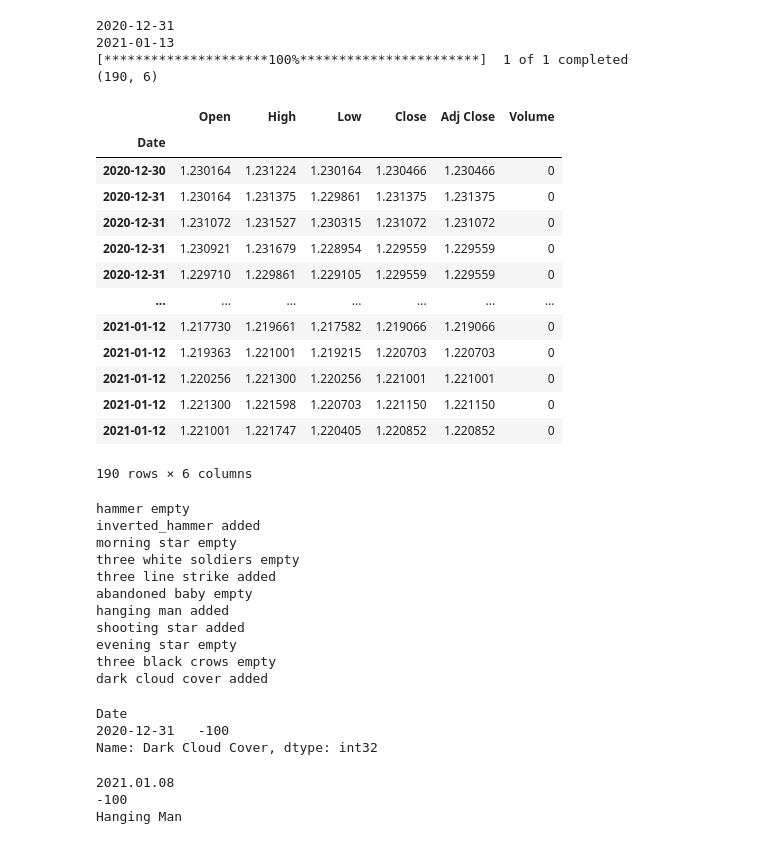
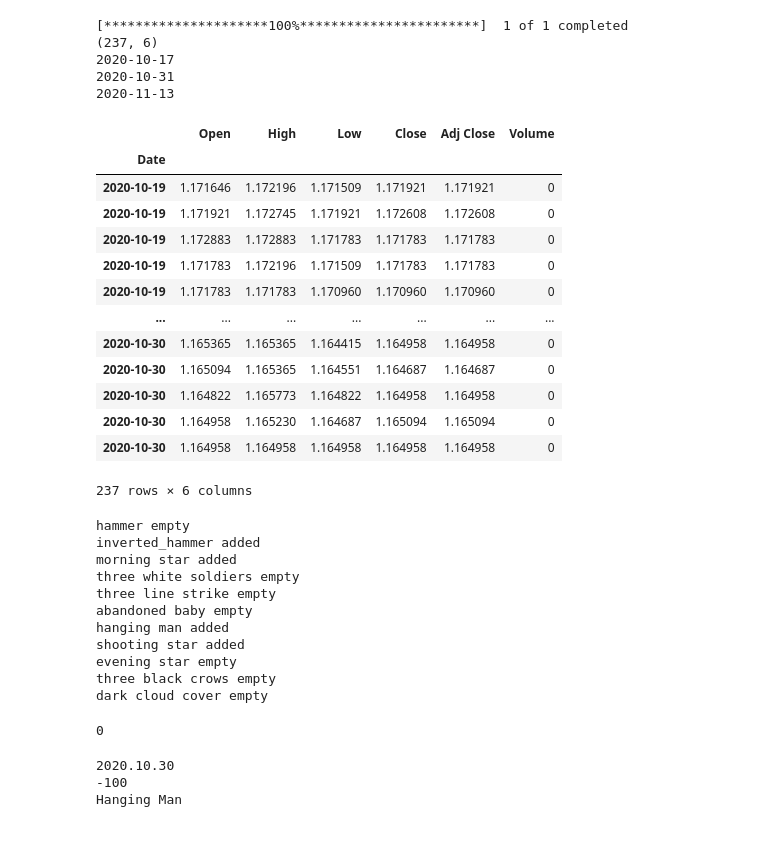
Before and after one commit to jakubsadel/FOREXRecommendationSystem, a Jupyter notebook: forexAlgorithm/forexPatterns.ipynb, the cells around one changed output. Saved outputs shown, nothing was run; the diff lists cells and outputs as text; code cells hidden in the pictures.

```diff
--- a/forexAlgorithm/forexPatterns.ipynb
+++ b/forexAlgorithm/forexPatterns.ipynb
@@ -1,48 +1,52 @@
 # %%
 from datetime import datetime, timedelta
-end_date = (datetime.today() - timedelta(days=0)).strftime('%Y-%m-%d')
-start_date = (datetime.today() - timedelta(days=13)).strftime('%Y-%m-%d')
-import talib
+
 import pandas as pd
 import yfinance as yf
 import matplotlib.pyplot as plt
 import numpy as np
+import talib
 
-print(start_date)
-print(end_date)
+
+
+start_date = (datetime.today() - timedelta(days=90)).strftime('%Y-%m-%d')
+end_date = (datetime.today() - timedelta(days=76)).strftime('%Y-%m-%d')
+test_date = (datetime.today() - timedelta(days=63)).strftime('%Y-%m-%d')
+
 
 single = pd.DataFrame
 
 df = yf.download(tickers='EURUSD=X', start=start_date, end=end_date, interval='1h')
 # df = df.reset_index()
 print(df.shape)
 
 list = []
 
-
-
-
+print(start_date)
+print(end_date)
+print(test_date)
 
 df
 # %% [output]
-2020-12-31
-2021-01-13
 [*********************100%***********************]  1 of 1 completed
-(190, 6)
+(237, 6)
+2020-10-17
+2020-10-31
+2020-11-13
 |  | Open | High | Low | Close | Adj Close | Volume |
 | Date |  |  |  |  |  |  |
-| 2020-12-30 | 1.230164 | 1.231224 | 1.230164 | 1.230466 | 1.230466 | 0 |
-| 2020-12-31 | 1.230164 | 1.231375 | 1.229861 | 1.231375 | 1.231375 | 0 |
-| 2020-12-31 | 1.231072 | 1.231527 | 1.230315 | 1.231072 | 1.231072 | 0 |
-| 2020-12-31 | 1.230921 | 1.231679 | 1.228954 | 1.229559 | 1.229559 | 0 |
-| 2020-12-31 | 1.229710 | 1.229861 | 1.229105 | 1.229559 | 1.229559 | 0 |
+| 2020-10-19 | 1.171646 | 1.172196 | 1.171509 | 1.171921 | 1.171921 | 0 |
+| 2020-10-19 | 1.171921 | 1.172745 | 1.171921 | 1.172608 | 1.172608 | 0 |
+| 2020-10-19 | 1.172883 | 1.172883 | 1.171783 | 1.171783 | 1.171783 | 0 |
+| 2020-10-19 | 1.171783 | 1.172196 | 1.171509 | 1.171783 | 1.171783 | 0 |
+| 2020-10-19 | 1.171783 | 1.171783 | 1.170960 | 1.170960 | 1.170960 | 0 |
 | ... | ... | ... | ... | ... | ... | ... |
-| 2021-01-12 | 1.217730 | 1.219661 | 1.217582 | 1.219066 | 1.219066 | 0 |
-| 2021-01-12 | 1.219363 | 1.221001 | 1.219215 | 1.220703 | 1.220703 | 0 |
-| 2021-01-12 | 1.220256 | 1.221300 | 1.220256 | 1.221001 | 1.221001 | 0 |
-| 2021-01-12 | 1.221300 | 1.221598 | 1.220703 | 1.221150 | 1.221150 | 0 |
-| 2021-01-12 | 1.221001 | 1.221747 | 1.220405 | 1.220852 | 1.220852 | 0 |
+| 2020-10-30 | 1.165365 | 1.165365 | 1.164415 | 1.164958 | 1.164958 | 0 |
+| 2020-10-30 | 1.165094 | 1.165365 | 1.164551 | 1.164687 | 1.164687 | 0 |
+| 2020-10-30 | 1.164822 | 1.165773 | 1.164822 | 1.164958 | 1.164958 | 0 |
+| 2020-10-30 | 1.164958 | 1.165230 | 1.164687 | 1.165094 | 1.165094 | 0 |
+| 2020-10-30 | 1.164958 | 1.164958 | 1.164958 | 1.164958 | 1.164958 | 0 |
-190 rows × 6 columns
+237 rows × 6 columns
 # %%
 def hammer_pattern():
     hammer = talib.CDL2CROWS(df['Open'], df['High'], df['Low'], df['Close'])
@@ -237,18 +223,16 @@ dark_cloud_cover_pattern()
 # %% [output]
 hammer empty
 inverted_hammer added
-morning star empty
+morning star added
 three white soldiers empty
-three line strike added
+three line strike empty
 abandoned baby empty
 hanging man added
 shooting star added
 evening star empty
 three black crows empty
-dark cloud cover added
+dark cloud cover empty
-Date
-2020-12-31   -100
-Name: Dark Cloud Cover, dtype: int32
+0
 # %%
 
 max_index = list[0].index
@@ -271,11 +255,11 @@ npdate = max.index.values[0]
 ts = pd.to_datetime(str(npdate))
 spot_date = ts.strftime('%Y.%m.%d')
 
-print(d)
+print(spot_date)
 print(trend_val)
 print(candle_name)
 # %% [output]
-2021.01.08
+2020.10.30
 -100
 Hanging Man
 # %%
```
Also changed, not shown: parts of 2 cells of this notebook, 16 other files.
